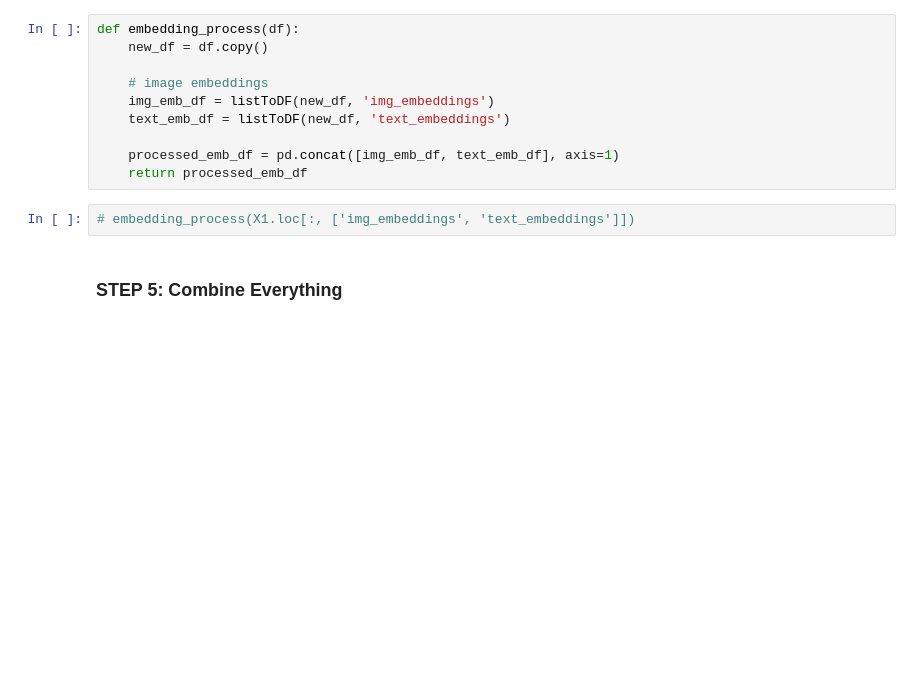
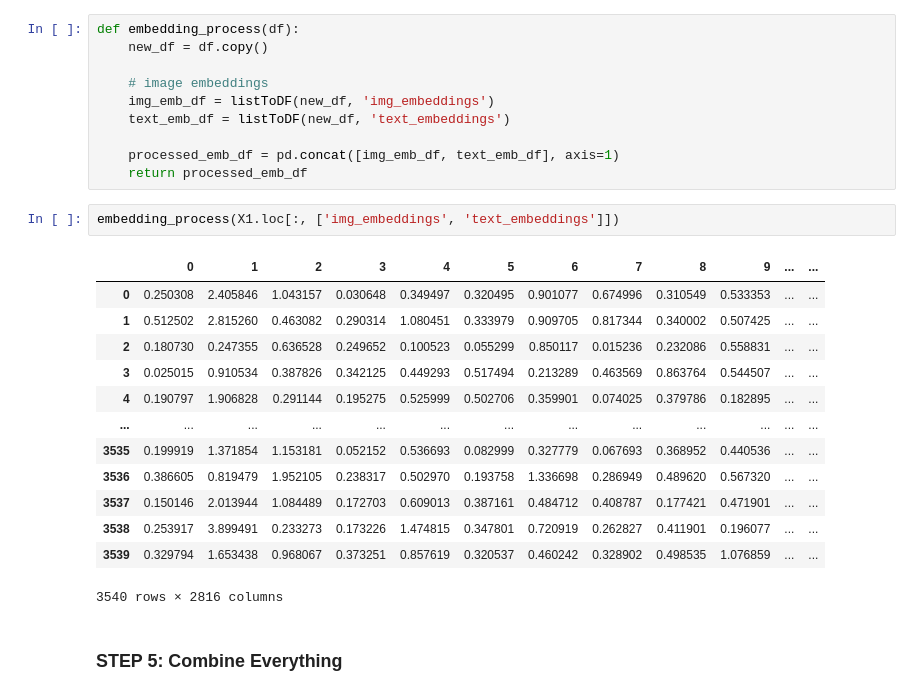
Before and after one commit to Siqi-Hu/LELEC2870-project, a Jupyter notebook: scripts/main.ipynb, the cells around one changed output. Drawn from its saved outputs; the diff is of its cells as text; blank space fills up the shorter version.

```diff
--- a/scripts/main.ipynb
+++ b/scripts/main.ipynb
@@ -131,7 +152,21 @@ def embedding_process(df):
     processed_emb_df = pd.concat([img_emb_df, text_emb_df], axis=1)
     return processed_emb_df
 # %%
-# embedding_process(X1.loc[:, ['img_embeddings', 'text_embeddings']])
+embedding_process(X1.loc[:, ['img_embeddings', 'text_embeddings']])
+# %% [output]
+|  | 0 | 1 | 2 | 3 | 4 | 5 | 6 | 7 | 8 | 9 | ... | ... |
+| 0 | 0.250308 | 2.405846 | 1.043157 | 0.030648 | 0.349497 | 0.320495 | 0.901077 | 0.674996 | 0.310549 | 0.533353 | ... | ... |
+| 1 | 0.512502 | 2.815260 | 0.463082 | 0.290314 | 1.080451 | 0.333979 | 0.909705 | 0.817344 | 0.340002 | 0.507425 | ... | ... |
+| 2 | 0.180730 | 0.247355 | 0.636528 | 0.249652 | 0.100523 | 0.055299 | 0.850117 | 0.015236 | 0.232086 | 0.558831 | ... | ... |
+| 3 | 0.025015 | 0.910534 | 0.387826 | 0.342125 | 0.449293 | 0.517494 | 0.213289 | 0.463569 | 0.863764 | 0.544507 | ... | ... |
+| 4 | 0.190797 | 1.906828 | 0.291144 | 0.195275 | 0.525999 | 0.502706 | 0.359901 | 0.074025 | 0.379786 | 0.182895 | ... | ... |
+| ... | ... | ... | ... | ... | ... | ... | ... | ... | ... | ... | ... | ... |
+| 3535 | 0.199919 | 1.371854 | 1.153181 | 0.052152 | 0.536693 | 0.082999 | 0.327779 | 0.067693 | 0.368952 | 0.440536 | ... | ... |
+| 3536 | 0.386605 | 0.819479 | 1.952105 | 0.238317 | 0.502970 | 0.193758 | 1.336698 | 0.286949 | 0.489620 | 0.567320 | ... | ... |
+| 3537 | 0.150146 | 2.013944 | 1.084489 | 0.172703 | 0.609013 | 0.387161 | 0.484712 | 0.408787 | 0.177421 | 0.471901 | ... | ... |
+| 3538 | 0.253917 | 3.899491 | 0.233273 | 0.173226 | 1.474815 | 0.347801 | 0.720919 | 0.262827 | 0.411901 | 0.196077 | ... | ... |
+| 3539 | 0.329794 | 1.653438 | 0.968067 | 0.373251 | 0.857619 | 0.320537 | 0.460242 | 0.328902 | 0.498535 | 1.076859 | ... | ... |
+3540 rows × 2816 columns
 # %% [markdown]
 ### STEP 5: Combine Everything
 # %%
```
Also changed, not shown: parts of 15 cells of this notebook, 1 other file.
